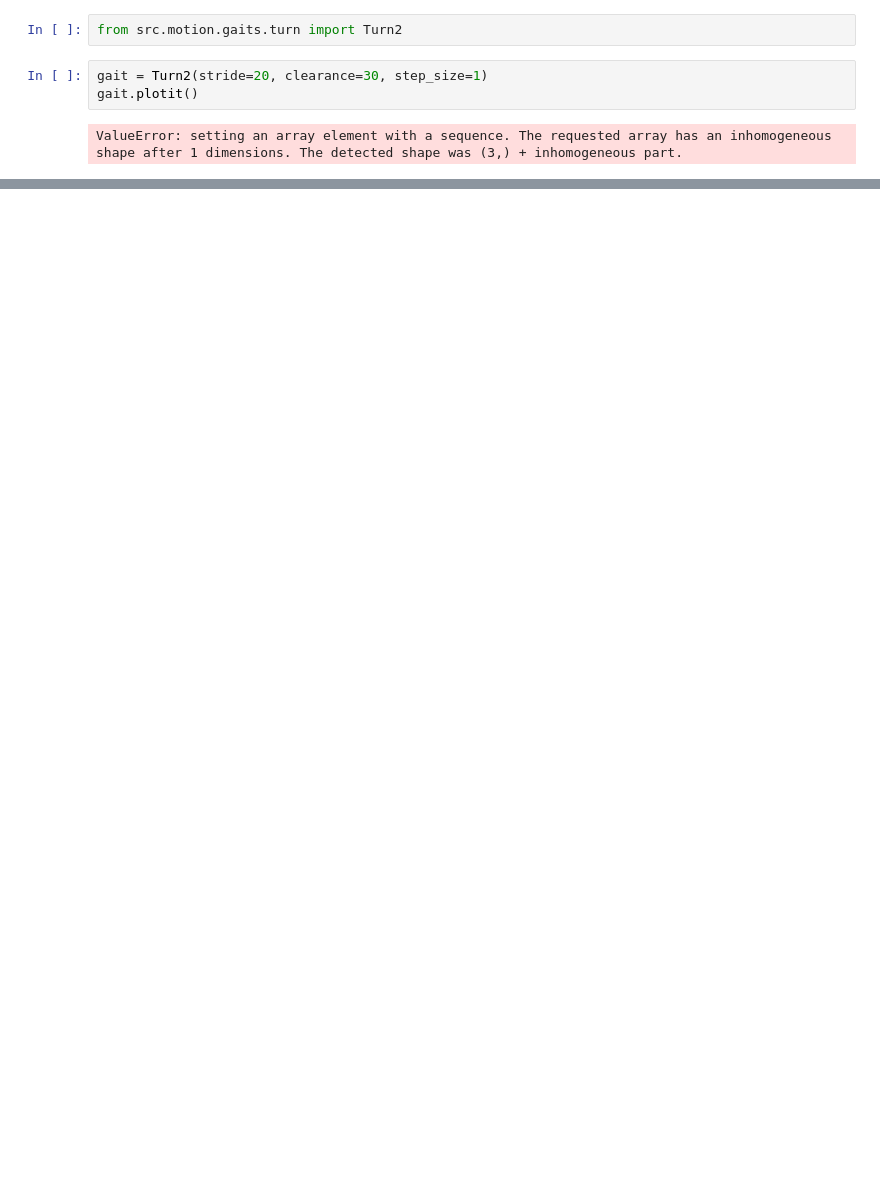
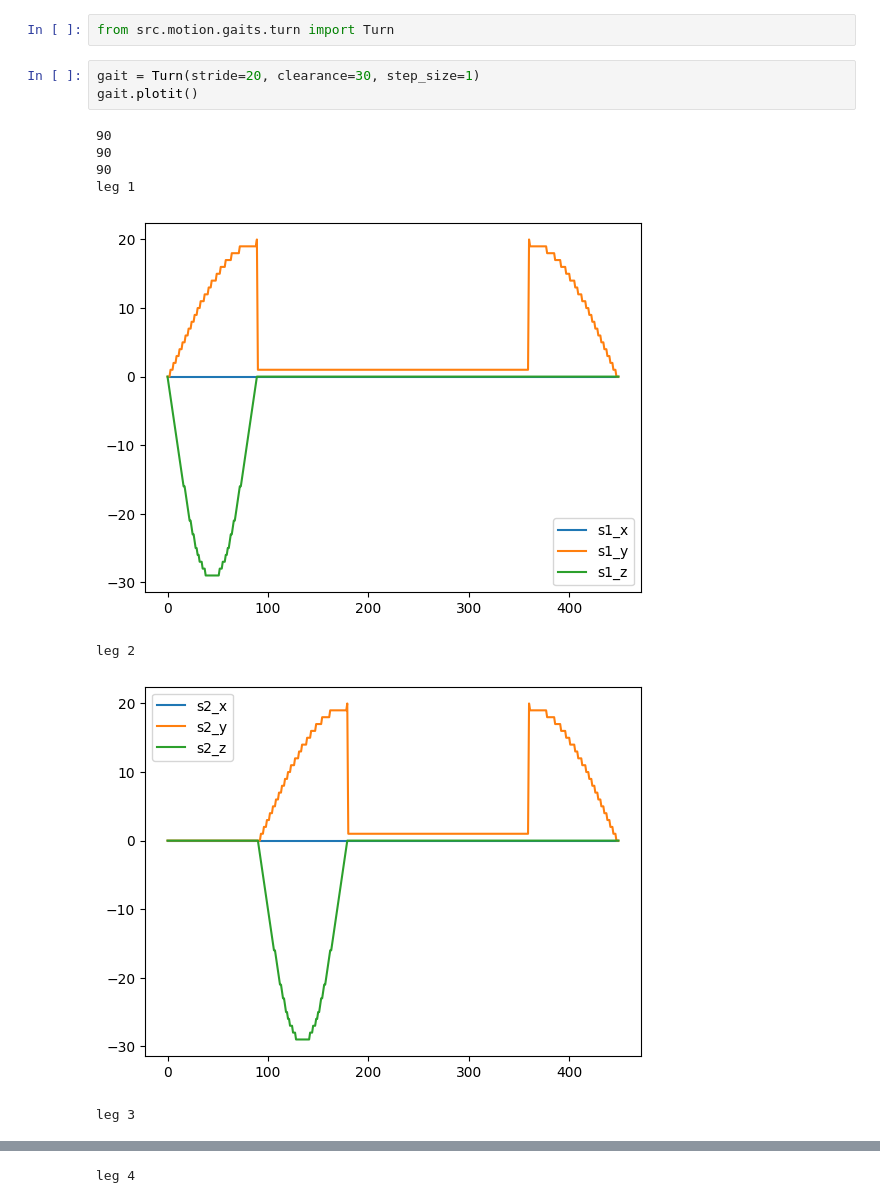
Before and after one commit to kevywilly/vega, a Jupyter notebook: notebooks/gaits.ipynb, the cells around one changed output, grey strips where cells are left out. Cells and saved outputs as stored; diff of their text form; blank space fills up the shorter version.

```diff
--- a/notebooks/gaits.ipynb
+++ b/notebooks/gaits.ipynb
@@ -1,7 +1,14 @@
 # %%
-from src.motion.gaits.turn import Turn2
+from src.motion.gaits.turn import Turn
 # %%
-gait = Turn2(stride=20, clearance=30, step_size=1)
+gait = Turn(stride=20, clearance=30, step_size=1)
 gait.plotit()
 # %% [output]
-ValueError: setting an array element with a sequence. The requested array has an inhomogeneous shape after 1 dimensions. The detected shape was (3,) + inhomogeneous part.
+90
+90
+90
+leg 1
+[figure, added]
+leg 2
+[figure, added]
+leg 3
@@ -7,0 +16 @@ ValueError: setting an array element with a sequence. The requested array has an
+leg 4
```
Also changed, not shown: parts of 1 cell of this notebook, 1 other file.
